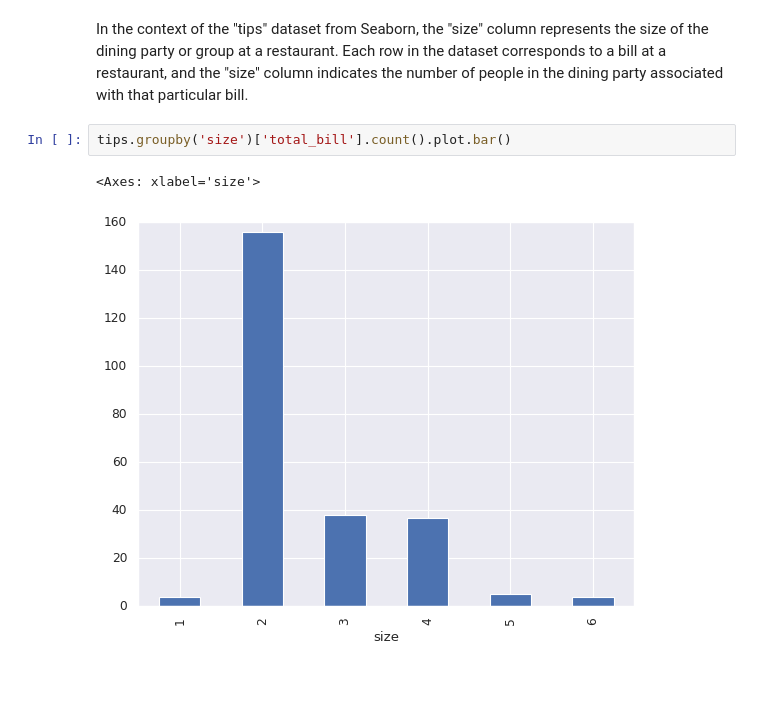
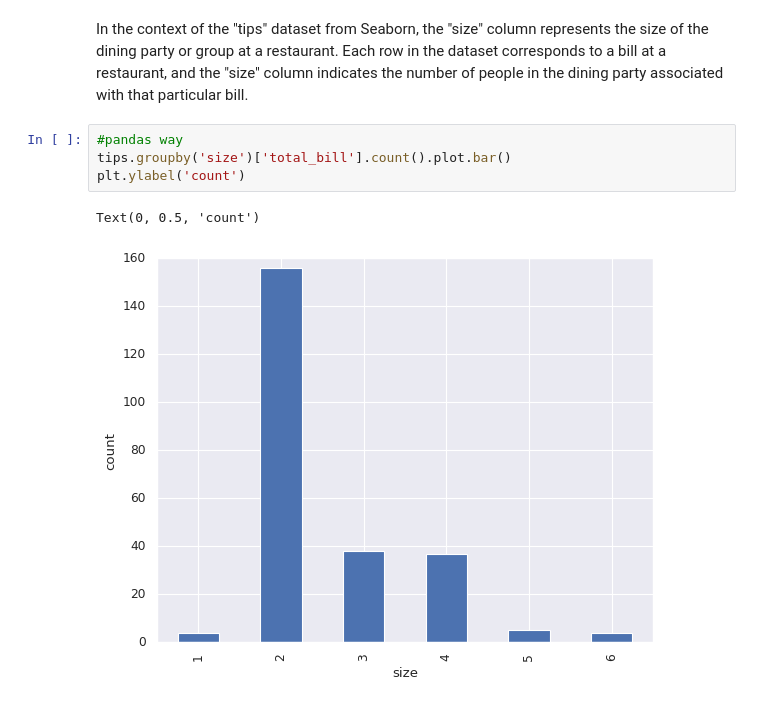
Before and after one commit to Xiaoxiao-teacher/Data-Visualization-with-Python, a Jupyter notebook: 06-Seaborn Tutorial.ipynb, the cells around one changed output. Saved outputs shown, nothing was run; the diff lists cells and outputs as text.

```diff
--- a/06-Seaborn Tutorial.ipynb
+++ b/06-Seaborn Tutorial.ipynb
@@ -192,7 +192,9 @@ sns.jointplot(x="total_bill",
 # %% [markdown]
 In the context of the "tips" dataset from Seaborn, the "size" column represents the size of the dining party or group at a restaurant. Each row in the dataset corresponds to a bill at a restaurant, and the "size" column indicates the number of people in the dining party associated with that particular bill.
 # %%
+#pandas way
 tips.groupby('size')['total_bill'].count().plot.bar()
+plt.ylabel('count')
 # %% [output]
-<Axes: xlabel='size'>
+Text(0, 0.5, 'count')
-[figure, old version]
+[figure, new version]
```
Also changed, not shown: parts of 1 cell of this notebook.
